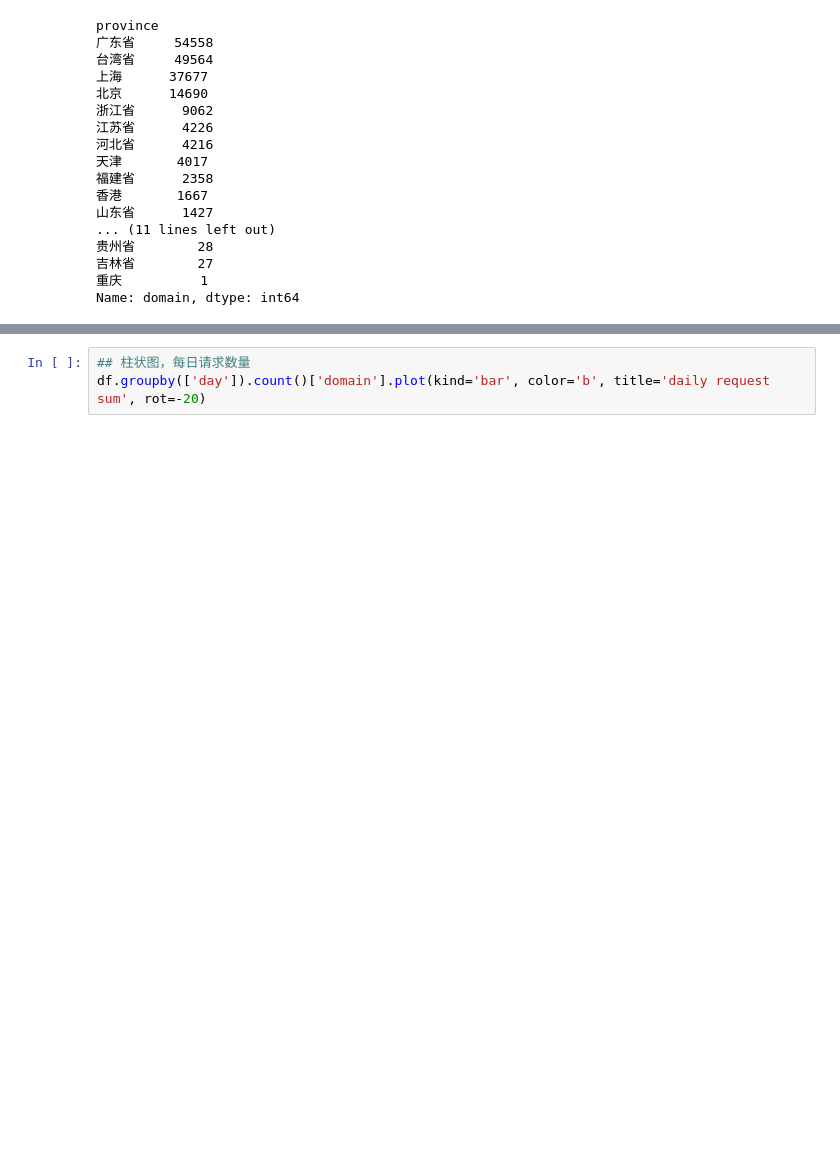
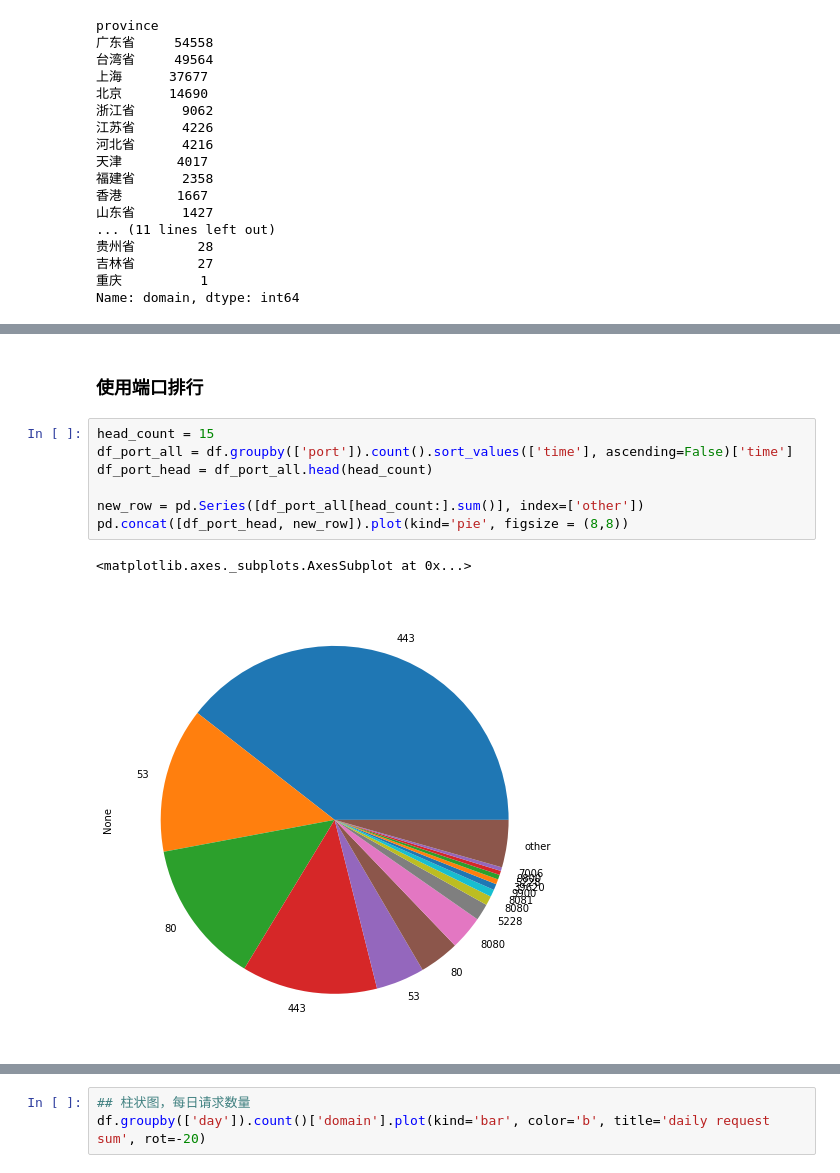
Before and after one commit to wangshub/tracking-my-phone, a Jupyter notebook: visual.ipynb, the cells around one changed output, grey strips where cells are left out. Saved outputs shown, nothing was run; the diff lists cells and outputs as text; blank space fills up the shorter version.

```diff
--- a/visual.ipynb
+++ b/visual.ipynb
@@ -105,0 +127,12 @@ Name: domain, Length: 280059, dtype: object
+# %% [markdown]
+### 使用端口排行
+# %%
+head_count = 15
+df_port_all = df.groupby(['port']).count().sort_values(['time'], ascending=False)['time']
+df_port_head = df_port_all.head(head_count)
+
+new_row = pd.Series([df_port_all[head_count:].sum()], index=['other'])
+pd.concat([df_port_head, new_row]).plot(kind='pie', figsize = (8,8))
+# %% [output]
+<matplotlib.axes._subplots.AxesSubplot at 0x...>
+[figure, added]
```
Also changed, not shown: parts of 24 cells of this notebook.
